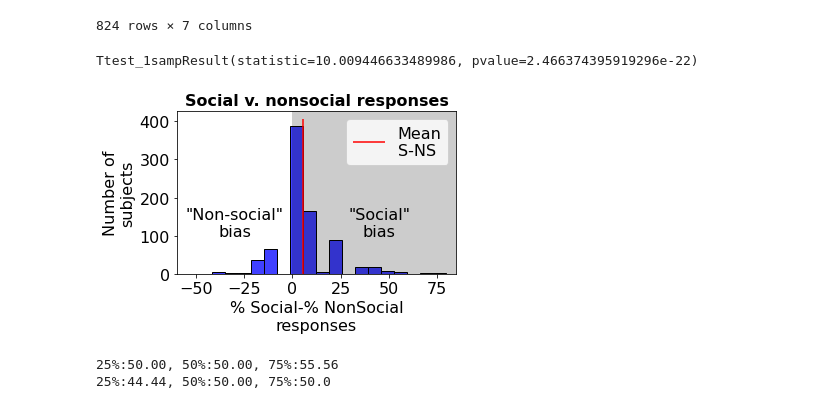
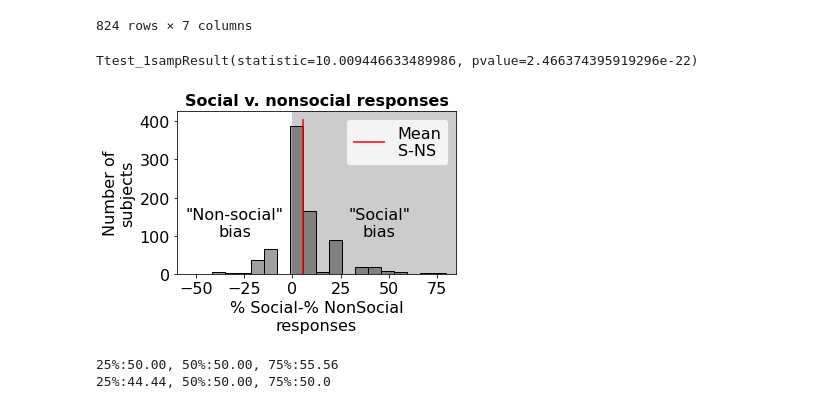
Before and after one commit to rvarrier/HCP_socialtask_analysis, a Jupyter notebook: behavioral/code/HCP_BehavioralData_main_analyses.ipynb, the cells around one changed output. Cells and saved outputs as stored; diff of their text form; code cells hidden in the pictures.

```diff
--- a/behavioral/code/HCP_BehavioralData_main_analyses.ipynb
+++ b/behavioral/code/HCP_BehavioralData_main_analyses.ipynb
@@ -196,27 +280,28 @@ See the caveats in the documentation: https://pandas.pydata.org/pandas-docs/stab
 | 996782 | 5.0 | 5.0 | 0.0 | 10.0 | 50.000000 | 50.000000 | 0.000000 |
 824 rows × 7 columns
 # %%
-plt.figure(1,figsize=(5,3))
-sns.histplot(data=counts_per_subj,bins=20,x='Soc-NonSoc_pc',color='b')
-plt.xlabel('% Social-% NonSocial\nresponses')
-plt.ylabel('Number of\nsubjects')
-ymin,ymax = plt.ylim()
-plt.vlines(counts_per_subj.mean()['Soc-NonSoc_pc'],ymin,ymax,color = 'r',label = 'Mean\nS-NS')
-plt.xticks([-75,-50,-25,0,25,50,75])
-plt.legend(loc='upper right')
-plt.xlim(-60,85)
-xmin,xmax = plt.ylim()
-plt.axvspan(0,xmax, facecolor= '0', alpha=0.2) # background color for the first 5 bars(mental?)
-plt.axvspan(xmin,0, facecolor='0.1', alpha=0.2) # background color for the first 5 bars(mental?)
+fig = plt.figure(1,figsize=(5,3))
+ax = fig.add_subplot(111)
+sns.histplot(data=counts_per_subj,bins=20,x='Soc-NonSoc_pc',color='grey')
+ax.set_xlabel('% Social-% NonSocial\nresponses')
+ax.set_ylabel('Number of\nsubjects')
+ymin,ymax = ax.get_ylim()
+ax.vlines(counts_per_subj.mean()['Soc-NonSoc_pc'],ymin,ymax,color = 'r',label = 'Mean\nS-NS')
+ax.set_xticks([-75,-50,-25,0,25,50,75])
+ax.legend(loc='upper right')
+ax.set_xlim(-60,85)
+xmin,xmax = ax.get_ylim()
+ax.axvspan(0,xmax, facecolor= '0', alpha=0.2) # background color for the first 5 bars(mental?)
+ax.axvspan(xmin,0, facecolor='0.1', alpha=0.2) # background color for the first 5 bars(mental?)
 
-plt.text(-30,100,'"Non-social"\nbias', ha='center', color = 'black')
-plt.text(45,100,'"Social"\nbias', ha='center', color = 'black')
-plt.title("Social v. nonsocial responses",fontweight='bold')
+ax.text(-30,100,'"Non-social"\nbias', ha='center', color = 'black')
+ax.text(45,100,'"Social"\nbias', ha='center', color = 'black')
+ax.set_title("Social v. nonsocial responses",fontweight='bold')
 
 stats.ttest_1samp(counts_per_subj['Soc-NonSoc_pc'], 0)
 # %% [output]
 Ttest_1sampResult(statistic=10.009446633489986, pvalue=2.466374395919296e-22)
-[figure, old version]
+[figure, new version]
 # %%
 print(f"25%:{np.quantile(counts_per_subj['Yes_pc'],.25):.2f}, 50%:{np.quantile(counts_per_subj['Yes_pc'],.5):.2f}, 75%:{np.quantile(counts_per_subj['Yes_pc'],.75):.2f}")
 print(f"25%:{np.quantile(counts_per_subj['No_pc'],.25):.2f}, 50%:{np.quantile(counts_per_subj['No_pc'],.5):.2f}, 75%:{np.quantile(counts_per_subj['No_pc'],.75)}")
```
Also changed, not shown: parts of 33 cells of this notebook, 16 other files.
